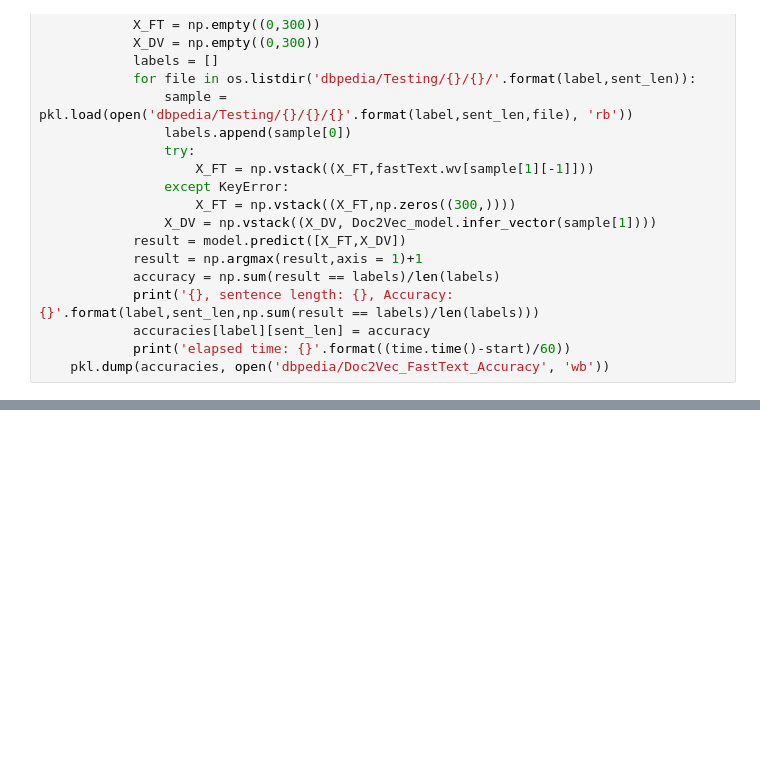
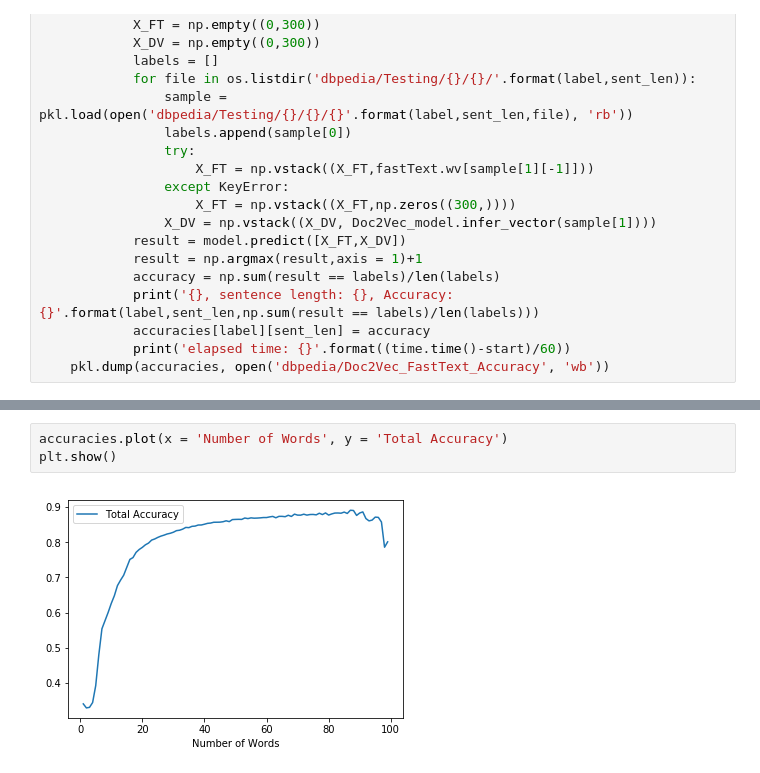
Before and after one commit to albalaka/IncrementalTextClassification, a Jupyter notebook: Doc2Vec_FastText/Doc2Vec_FastText.ipynb, the cells around one changed output, grey strips where cells are left out. Drawn from its saved outputs; the diff is of its cells as text; blank space fills up the shorter version.

```diff
--- a/Doc2Vec_FastText/Doc2Vec_FastText.ipynb
+++ b/Doc2Vec_FastText/Doc2Vec_FastText.ipynb
@@ -149,0 +166,5 @@ for label in os.listdir('dbpedia/Testing'):
+# %%
+accuracies.plot(x = 'Number of Words', y = 'Total Accuracy')
+plt.show()
+# %% [output]
+[figure, added]
```
Also changed, not shown: parts of 7 cells of this notebook, 3 other files.
